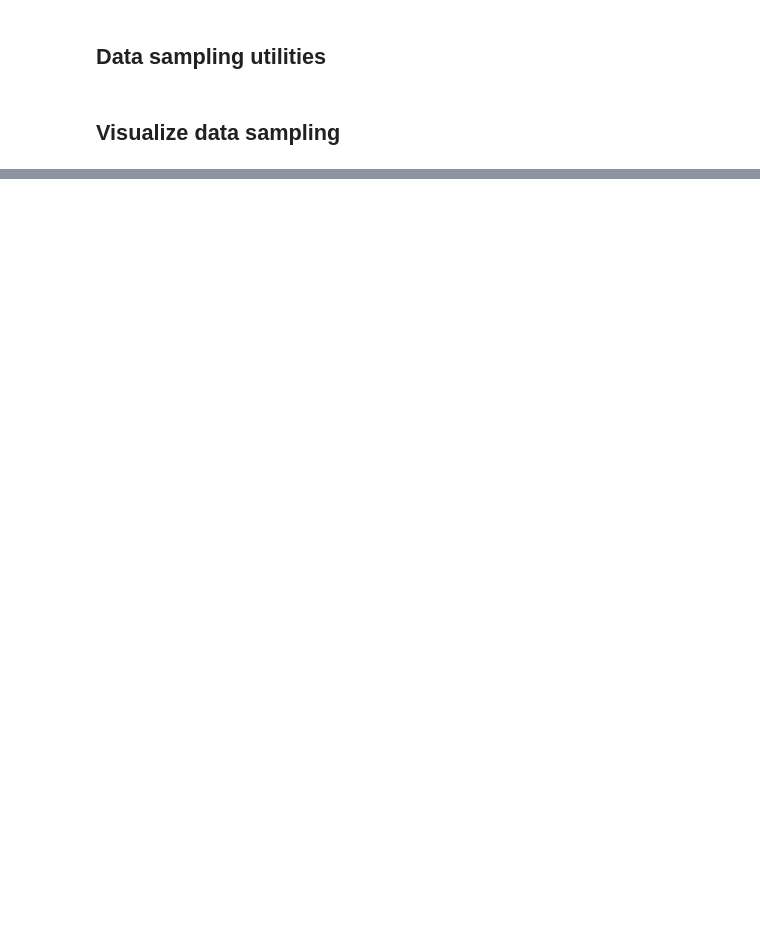
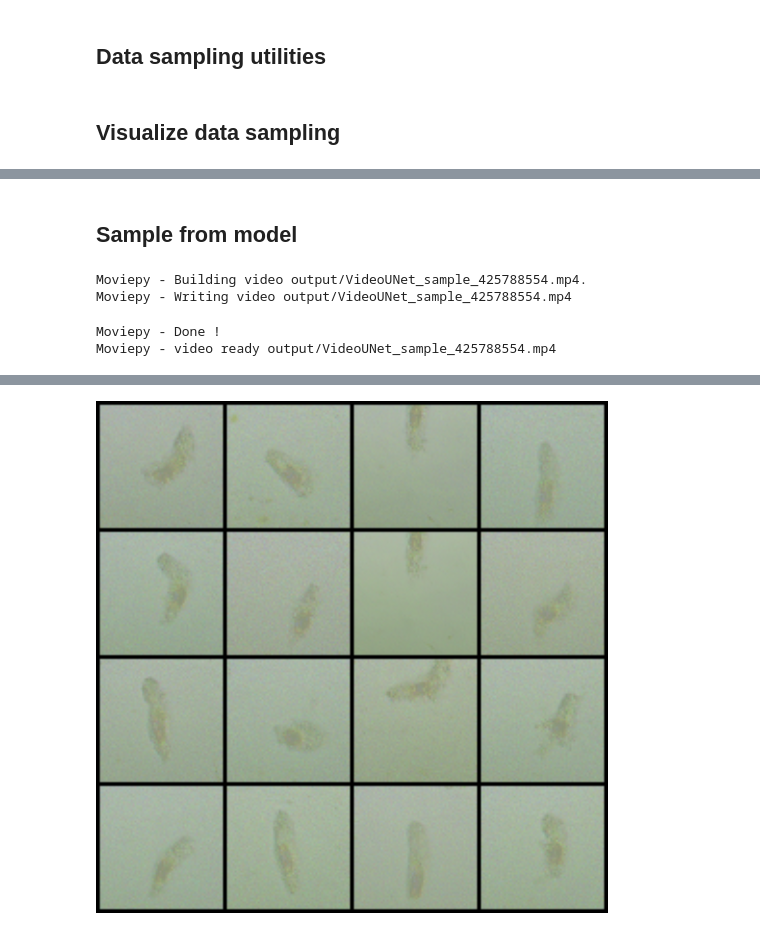
Before and after one commit to parameterized/micro-sim, a Jupyter notebook: notebooks/Controllable.ipynb, the cells around one changed output, grey strips where cells are left out. Drawn from its saved outputs; the diff is of its cells as text; code cells hidden in the pictures; blank space fills up the shorter version.

```diff
--- a/notebooks/Controllable.ipynb
+++ b/notebooks/Controllable.ipynb
@@ -150,0 +136,32 @@ with open('datasets/track-buttercup.json', 'r') as f:
+# %%
+class Dataset():
+    def __init__(self, imgs, embs, track):
+        self.imgs = imgs
+        self.embs = embs
+        self.track = track
+
+        self.mean = imgs.mean(dim=(0, 2, 3))
+        self.std = imgs.std(dim=(0, 2, 3))
+        self.frame_count = imgs.shape[0]
+
+        self.norm = transforms.Normalize(self.mean, self.std)
+        self.denorm = transforms.Normalize(-self.mean / self.std, 1 / self.std)
+
+        self.imgs = self.norm(self.imgs)
+
+    def sample(self, start_frames, num_frames=None):
+        if num_frames is None:
+            num_frames = cf.num_batch_frames
+        frames = [
+            [
+                getattr(self, prop)[start_frames + i].to(cf.device)
+                for i in range(num_frames)
+            ] for prop in ['imgs', 'embs', 'track']
+        ]
+        return [torch.stack(v, dim=1) for v in frames]
+
+    def tensor_to_img(self, x):
+        return Image.fromarray(
+            self.denorm(x).clip(0, 1).movedim(-3, -1).detach().cpu()
+            .multiply(255).type(torch.uint8).numpy()
+        )
@@ -366,0 +760,18 @@ Moviepy - video ready output/train_set_buttercup.mp4
+# %% [markdown]
+## Sample from model
+# %%
+cf.num_inference_steps = 16
+noise_scheduler.set_timesteps(num_inference_steps=cf.num_inference_steps)
+
+clip_name = f'VideoUNet_sample_{cf.model_id}'
+clip = gen_video(f'output/{clip_name}.mp4', duration=10, memory_noise_level=0.1)
+display_video(f'output/{clip_name}.mp4', loop=False)
+
+display.display(Image.fromarray(
+    clip.get_frame(2).astype(np.uint8)
+).resize((512, 512)))
+# %% [output]
+Moviepy - Building video output/VideoUNet_sample_425788554.mp4.
+Moviepy - Writing video output/VideoUNet_sample_425788554.mp4
+Moviepy - Done !
+Moviepy - video ready output/VideoUNet_sample_425788554.mp4
@@ -366,0 +779 @@ Moviepy - video ready output/train_set_buttercup.mp4
+[figure, added]
```
Also changed, not shown: parts of 20 cells of this notebook, 4 other files.
